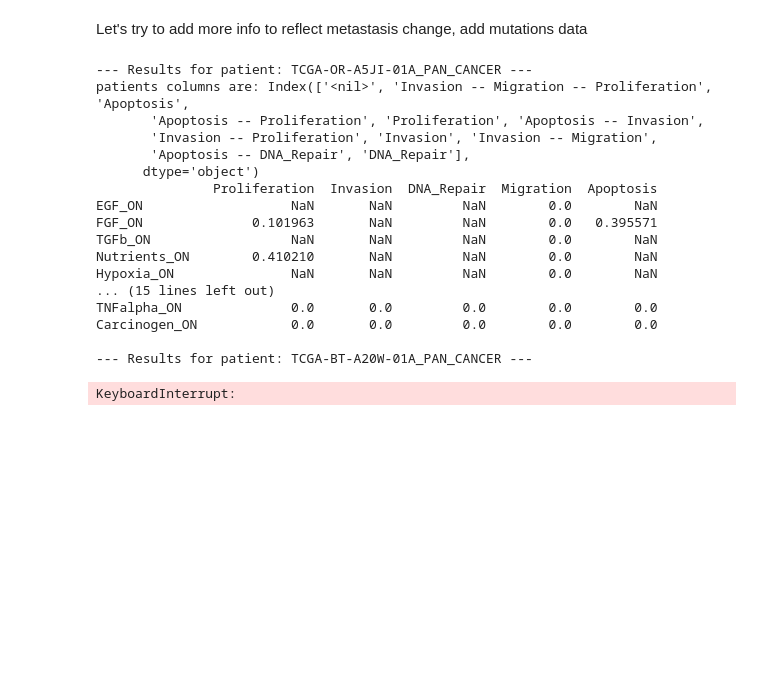
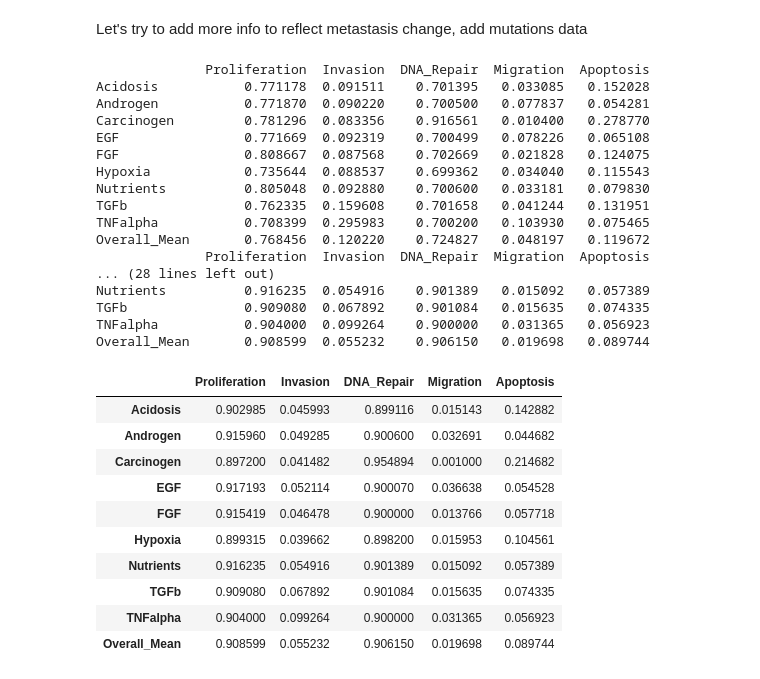
Before and after one commit to romane-gauthierj/Attractor-Resistance, a Jupyter notebook: pipeline_validation.ipynb, the cells around one changed output. Saved outputs shown, nothing was run; the diff lists cells and outputs as text; code cells hidden in the pictures; blank space fills up the shorter version.

Commit message:
added function to combine datasets for stats test and stats test validation

```diff
--- a/pipeline_validation.ipynb
+++ b/pipeline_validation.ipynb
@@ -166,33 +169,15 @@ Let's try to add more info to reflect metastasis change, add mutations data
 # %%
-# compute phenotype distribution
-
-
-# why nothing is computed ??
-
-folder = 'validation/results'
-inputs_list = ['EGF', 'FGF', 'TGFb', 'Nutrients', 'Hypoxia', 'Acidosis', 'Androgen', 'TNFalpha', 'Carcinogen']
-
-
-patients_data_dict = compute_phenotypes_distribution(phenotype_interest, folder,folder_pers_models, inputs_list, tissue)
+# Compute phenotype distribution for each patient
+phenotypes_interest = [
+        "Proliferation",
+        "Invasion",
+        "DNA_Repair",
+        "Migration",
+        "Apoptosis",
+    ]
+inputs_list = ['EGF', 'FGF', 'Androgen', 'TGFb', 'Hypoxia', 'Nutrients', 'Carcinogen', 'Acidosis', 'TNFalpha']
+for patient  in patients_id:
+    compute_phenotype_table(patient, inputs_list, phenotypes_interest)
-# %% [output]
---- Results for patient: TCGA-OR-A5JI-01A_PAN_CANCER ---
-patients columns are: Index(['<nil>', 'Invasion -- Migration -- Proliferation', 'Apoptosis',
-       'Apoptosis -- Proliferation', 'Proliferation', 'Apoptosis -- Invasion',
-       'Invasion -- Proliferation', 'Invasion', 'Invasion -- Migration',
-       'Apoptosis -- DNA_Repair', 'DNA_Repair'],
-      dtype='object')
-               Proliferation  Invasion  DNA_Repair  Migration  Apoptosis
-EGF_ON                   NaN       NaN         NaN        0.0        NaN
-FGF_ON              0.101963       NaN         NaN        0.0   0.395571
-TGFb_ON                  NaN       NaN         NaN        0.0        NaN
-Nutrients_ON        0.410210       NaN         NaN        0.0        NaN
-Hypoxia_ON               NaN       NaN         NaN        0.0        NaN
-... (15 lines left out)
-TNFalpha_ON              0.0       0.0         0.0        0.0        0.0
-Carcinogen_ON            0.0       0.0         0.0        0.0        0.0
-
---- Results for patient: TCGA-BT-A20W-01A_PAN_CANCER ---
-KeyboardInterrupt:
 # %%
 phenotype_data_filtered = phenotype_data_filtered[phenotype_data_filtered['sample'].isin(patients_id)]
 # print(phenotype_data_filtered)
@@ -264,0 +190,34 @@ stats_results_data_df.to_csv(f'validation/results/only_gene_expression/single_in
+# %%
+stages_groups = ["stage_1_group", "stage_2_group", "stage_3_group", "stage_4_group"]
+
+folder_groups_means = "validation/results/phenotype_group_means"
+compute_phenotype_mean_group_validation(stages_groups, folder_groups_means)
+# %% [output]
+              Proliferation  Invasion  DNA_Repair  Migration  Apoptosis
+Acidosis           0.771178  0.091511    0.701395   0.033085   0.152028
+Androgen           0.771870  0.090220    0.700500   0.077837   0.054281
+Carcinogen         0.781296  0.083356    0.916561   0.010400   0.278770
+EGF                0.771669  0.092319    0.700499   0.078226   0.065108
+FGF                0.808667  0.087568    0.702669   0.021828   0.124075
+Hypoxia            0.735644  0.088537    0.699362   0.034040   0.115543
+Nutrients          0.805048  0.092880    0.700600   0.033181   0.079830
+TGFb               0.762335  0.159608    0.701658   0.041244   0.131951
+TNFalpha           0.708399  0.295983    0.700200   0.103930   0.075465
+Overall_Mean       0.768456  0.120220    0.724827   0.048197   0.119672
+              Proliferation  Invasion  DNA_Repair  Migration  Apoptosis
+... (28 lines left out)
+Nutrients          0.916235  0.054916    0.901389   0.015092   0.057389
+TGFb               0.909080  0.067892    0.901084   0.015635   0.074335
+TNFalpha           0.904000  0.099264    0.900000   0.031365   0.056923
+Overall_Mean       0.908599  0.055232    0.906150   0.019698   0.089744
+|  | Proliferation | Invasion | DNA_Repair | Migration | Apoptosis |
+| Acidosis | 0.902985 | 0.045993 | 0.899116 | 0.015143 | 0.142882 |
+| Androgen | 0.915960 | 0.049285 | 0.900600 | 0.032691 | 0.044682 |
+| Carcinogen | 0.897200 | 0.041482 | 0.954894 | 0.001000 | 0.214682 |
+| EGF | 0.917193 | 0.052114 | 0.900070 | 0.036638 | 0.054528 |
+| FGF | 0.915419 | 0.046478 | 0.900000 | 0.013766 | 0.057718 |
+| Hypoxia | 0.899315 | 0.039662 | 0.898200 | 0.015953 | 0.104561 |
+| Nutrients | 0.916235 | 0.054916 | 0.901389 | 0.015092 | 0.057389 |
+| TGFb | 0.909080 | 0.067892 | 0.901084 | 0.015635 | 0.074335 |
+| TNFalpha | 0.904000 | 0.099264 | 0.900000 | 0.031365 | 0.056923 |
+| Overall_Mean | 0.908599 | 0.055232 | 0.906150 | 0.019698 | 0.089744 |
```
Also changed, not shown: parts of 12 cells of this notebook, 7 other files.
